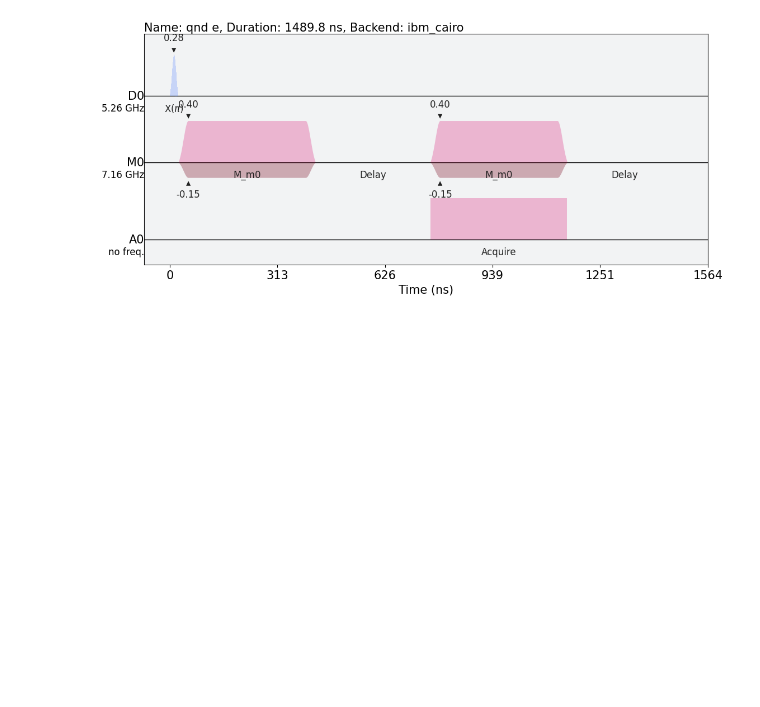
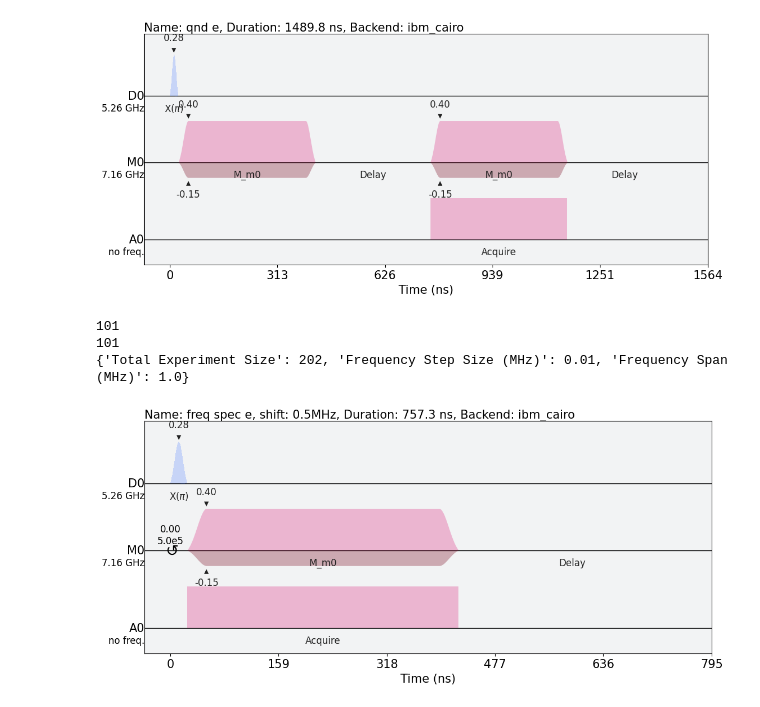
Before and after one commit to AnikenC/A3R_Readout, a Jupyter notebook: example_1.ipynb, the cells around one changed output. Saved outputs shown, nothing was run; the diff lists cells and outputs as text; code cells hidden in the pictures; blank space fills up the shorter version.

```diff
--- a/example_1.ipynb
+++ b/example_1.ipynb
@@ -179,3 +180,29 @@ qnd_exp[1].draw(
 2
 2
 [figure]
+# %%
+# Resonator Frequency Sweep Experiment
+
+rr_freq_exp_g, rr_freq_exp_e, details = rr_freq_spec(
+    qubit=qubit_0,
+    backend=backend,
+    freq_span=1.0 * MHz,
+    num_experiments=101
+)
+
+print(len(rr_freq_exp_g))
+print(len(rr_freq_exp_e))
+print(details)
+
+rr_freq_exp_e[-1].draw(
+    backend=backend,
+    style=stylesheet.IQXDebugging(),
+    show_framechange=True,
+    show_waveform_info=True,
+    show_barrier=True
+)
+# %% [output]
+101
+101
+{'Total Experiment Size': 202, 'Frequency Step Size (MHz)': 0.01, 'Frequency Span (MHz)': 1.0}
+[figure, added]
```
Also changed, not shown: parts of 4 cells of this notebook, 1 other file.
